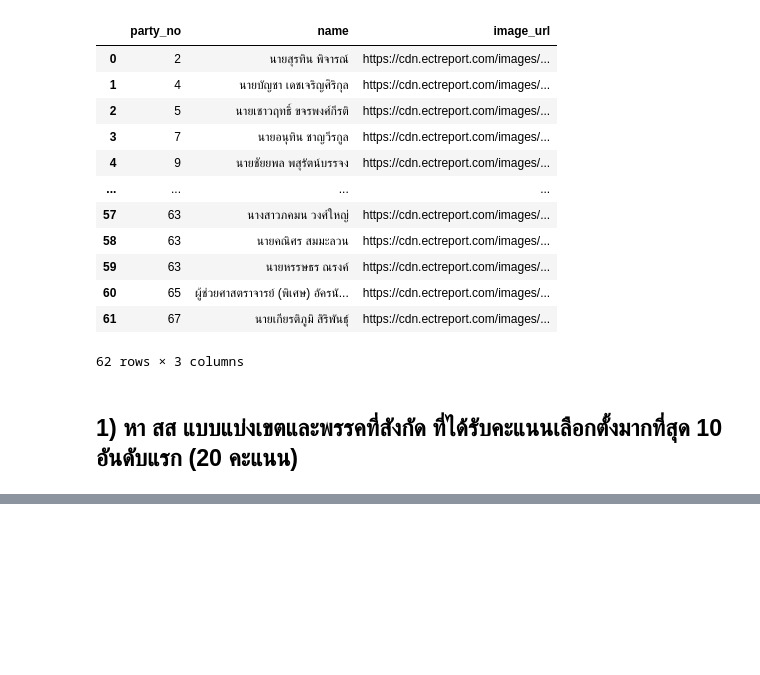
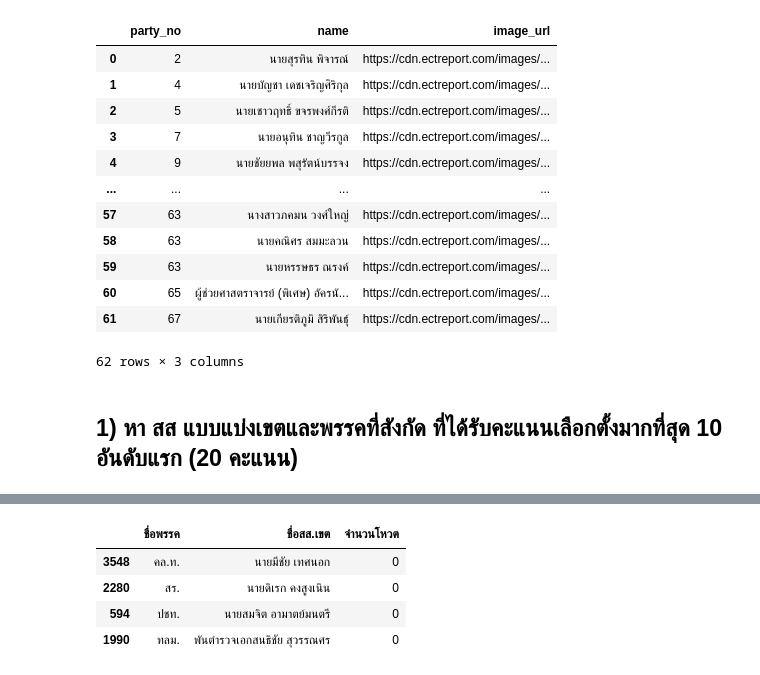
Before and after one commit to Tonry12/python_dataviz2023, a Jupyter notebook: midterm_basicpythonanddataviz2023.ipynb, the cells around one changed output, grey strips where cells are left out. Drawn from its saved outputs; the diff is of its cells as text; code cells hidden in the pictures; blank space fills up the shorter version.

```diff
--- a/midterm_basicpythonanddataviz2023.ipynb
+++ b/midterm_basicpythonanddataviz2023.ipynb
@@ -219,0 +223,17 @@ candi_cons
+# %%
+result_candi["party_name"]=result_candi["party_id"].map(party_over.set_index('id')['abbr'])
+result_candi["nameCare"]=result_candi["mp_app_id"].map(candi_cons.set_index('mp_app_id')['mp_app_name'])
+dataj=result_candi[["party_name","nameCare","mp_app_vote"]]
+# รหัสนักศึกษา 643020502-4 => 2 ตัวท้ายคือ 24
+N = (24)%5
+Ans2 = dataj.sort_values(by='mp_app_vote',ascending=True).head(N)
+Ans2 = Ans2.rename(columns = {'nameCare':'ชื่อสส.เขต'})
+Ans2 = Ans2.rename(columns = {'mp_app_vote':'จำนวนโหวต'})
+Ans2 = Ans2.rename(columns = {'party_name':'ชื่อพรรค'})
+Ans2
+# %% [output]
+|  | ชื่อพรรค | ชื่อสส.เขต | จำนวนโหวต |
+| 3548 | คล.ท. | นายมีชัย เทศนอก | 0 |
+| 2280 | สร. | นายดิเรก คงสูงเนิน | 0 |
+| 594 | ปชท. | นายสมจิต อามาตย์มนตรี | 0 |
+| 1990 | ทลม. | พันตำรวจเอกสนธิชัย สุวรรณศร | 0 |
```
Also changed, not shown: parts of 5 cells of this notebook.
